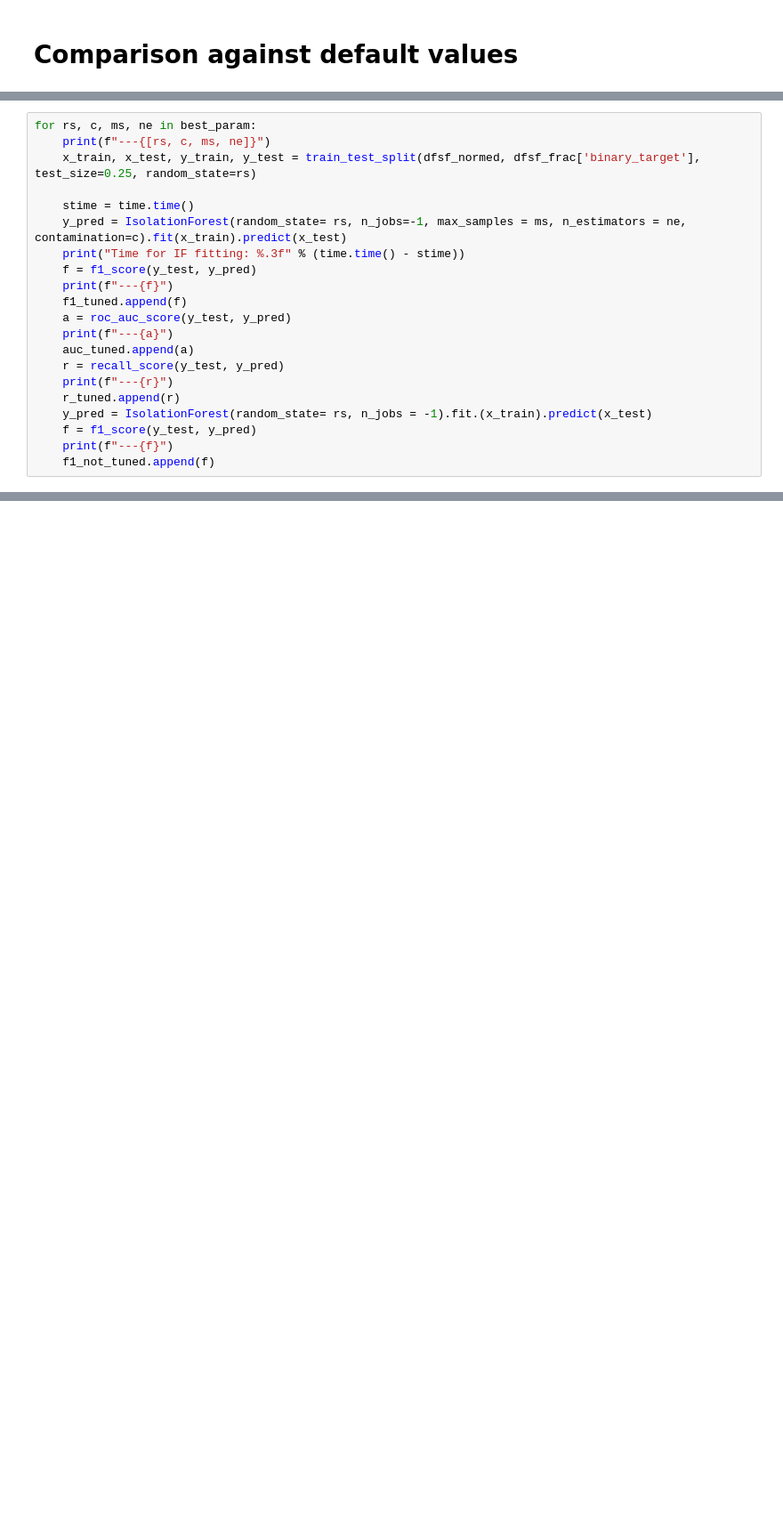
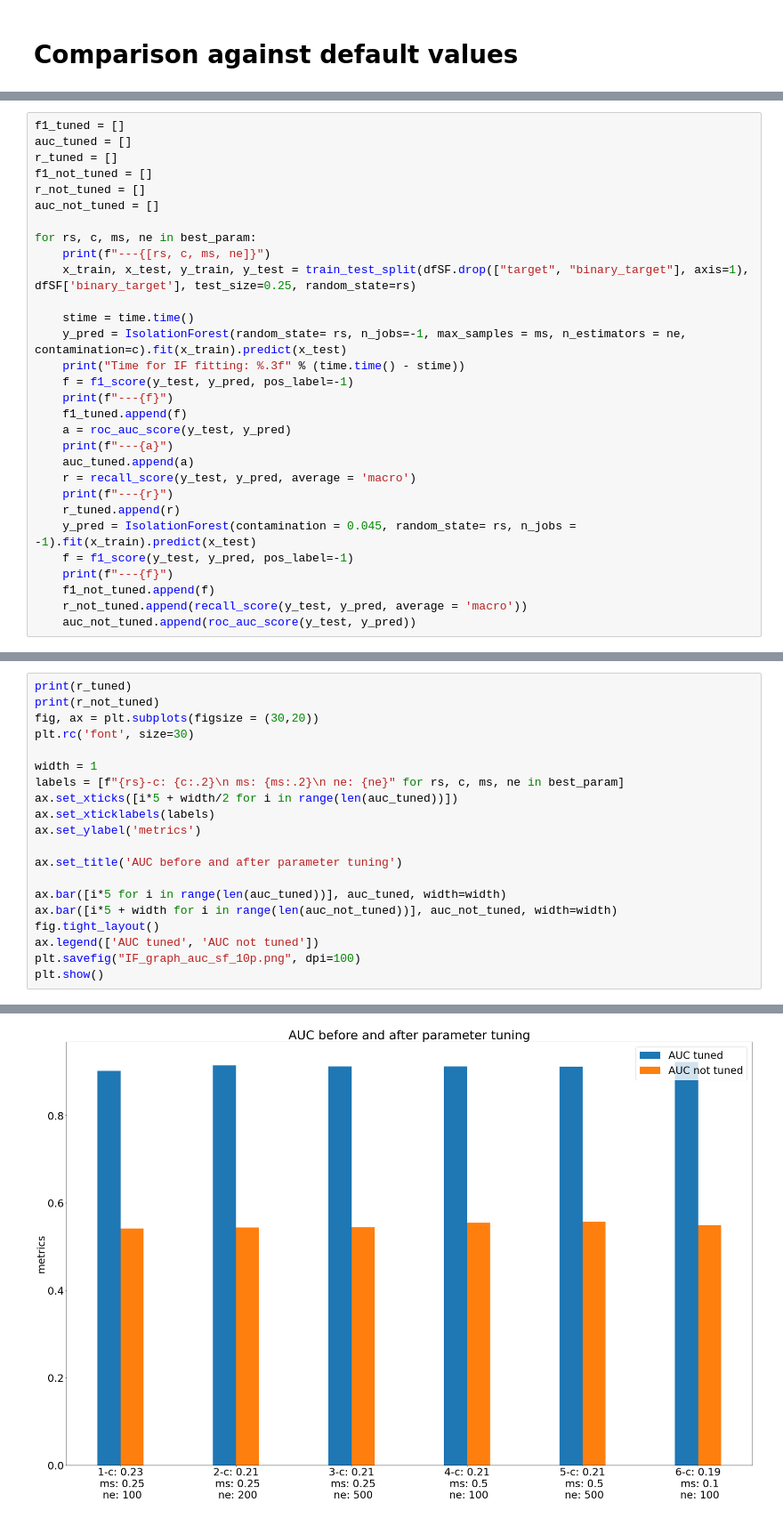
Before and after one commit to Thanhphan1147/kddcup_benchmark, a Jupyter notebook: notebook/Trainning configuration for Isolation Forest.ipynb, the cells around one changed output, grey strips where cells are left out. Shown at 89% size. Saved outputs shown, nothing was run; the diff lists cells and outputs as text; blank space fills up the shorter version.

Commit message:
isolation forest tuning

```diff
--- a/notebook/Trainning configuration for Isolation Forest.ipynb
+++ b/notebook/Trainning configuration for Isolation Forest.ipynb
@@ -819,21 +816,30 @@ f1_not_tuned = []
 # %%
+f1_tuned = []
+auc_tuned = []
+r_tuned = []
+f1_not_tuned = []
+r_not_tuned = []
+auc_not_tuned = []
+
 for rs, c, ms, ne in best_param:
     print(f"---{[rs, c, ms, ne]}")
-    x_train, x_test, y_train, y_test = train_test_split(dfsf_normed, dfsf_frac['binary_target'], test_size=0.25, random_state=rs)
+    x_train, x_test, y_train, y_test = train_test_split(dfSF.drop(["target", "binary_target"], axis=1), dfSF['binary_target'], test_size=0.25, random_state=rs)
 
     stime = time.time()
     y_pred = IsolationForest(random_state= rs, n_jobs=-1, max_samples = ms, n_estimators = ne, contamination=c).fit(x_train).predict(x_test)
     print("Time for IF fitting: %.3f" % (time.time() - stime))
-    f = f1_score(y_test, y_pred)
+    f = f1_score(y_test, y_pred, pos_label=-1)
     print(f"---{f}")
     f1_tuned.append(f)
     a = roc_auc_score(y_test, y_pred)
     print(f"---{a}")
     auc_tuned.append(a)
-    r = recall_score(y_test, y_pred)
+    r = recall_score(y_test, y_pred, average = 'macro')
     print(f"---{r}")
     r_tuned.append(r)
-    y_pred = IsolationForest(random_state= rs, n_jobs = -1).fit.(x_train).predict(x_test)
-    f = f1_score(y_test, y_pred)
+    y_pred = IsolationForest(contamination = 0.045, random_state= rs, n_jobs = -1).fit(x_train).predict(x_test)
+    f = f1_score(y_test, y_pred, pos_label=-1)
     print(f"---{f}")
     f1_not_tuned.append(f)
+    r_not_tuned.append(recall_score(y_test, y_pred, average = 'macro'))
+    auc_not_tuned.append(roc_auc_score(y_test, y_pred))
@@ -839,0 +878,21 @@ for rs, c, ms, ne in best_param:
+# %%
+print(r_tuned)
+print(r_not_tuned)
+fig, ax = plt.subplots(figsize = (30,20))
+plt.rc('font', size=30)
+
+width = 1
+labels = [f"{rs}-c: {c:.2}\n ms: {ms:.2}\n ne: {ne}" for rs, c, ms, ne in best_param]
+ax.set_xticks([i*5 + width/2 for i in range(len(auc_tuned))])
+ax.set_xticklabels(labels)
+ax.set_ylabel('metrics')
+
+ax.set_title('AUC before and after parameter tuning')
+
+ax.bar([i*5 for i in range(len(auc_tuned))], auc_tuned, width=width)
+ax.bar([i*5 + width for i in range(len(auc_not_tuned))], auc_not_tuned, width=width)
+fig.tight_layout()
+ax.legend(['AUC tuned', 'AUC not tuned'])
+plt.savefig("IF_graph_auc_sf_10p.png", dpi=100)
+plt.show()
+# %% [output]
@@ -839,0 +901 @@ for rs, c, ms, ne in best_param:
+[figure, added]
```
Also changed, not shown: parts of 14 cells of this notebook, 5 other files.
